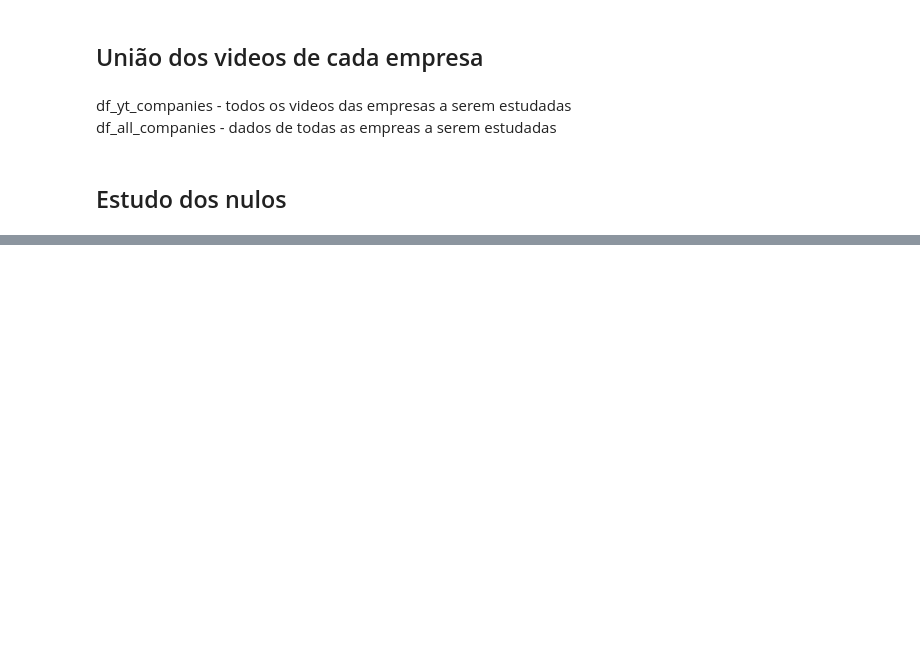
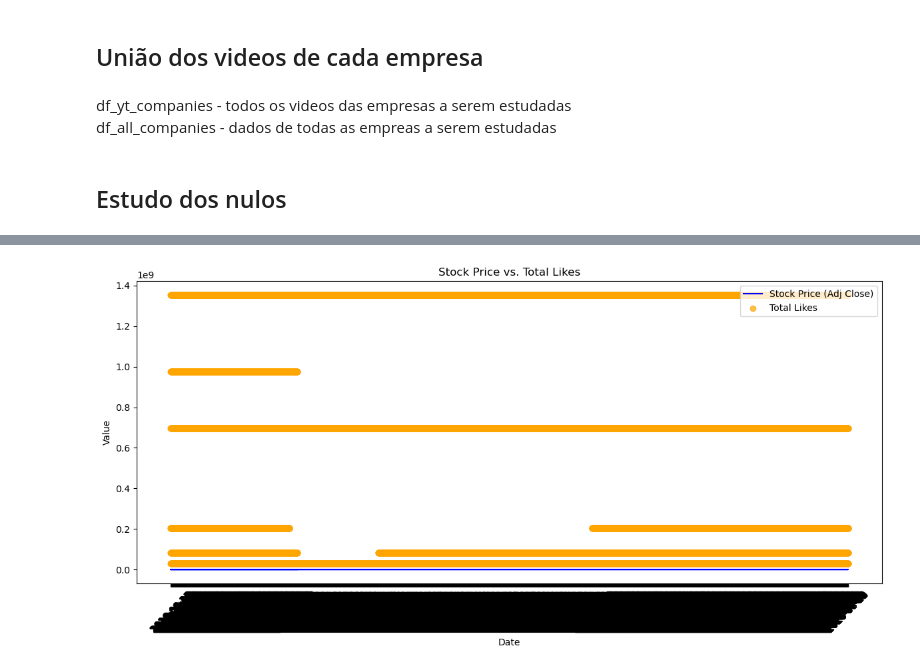
Before and after one commit to David-M-M-Isaac/BD_Project, a Jupyter notebook: scripts/tratamento_dados_spark.ipynb, the cells around one changed output, grey strips where cells are left out. Saved outputs shown, nothing was run; the diff lists cells and outputs as text; code cells hidden in the pictures; blank space fills up the shorter version.

```diff
--- a/scripts/tratamento_dados_spark.ipynb
+++ b/scripts/tratamento_dados_spark.ipynb
@@ -82,4 +94,20 @@ df_all_companies = dict_companies['companies'][0]['dataframe'].union(dict_compan
 # %% [markdown]
 ## União dos df de cada pais num só
-# %%
-df_yt = df_us.union(df_br).union(df_ca).union(df_de).union(df_fr).union(df_gb).union(df_in).union(df_jp).union(df_kr).union(df_mx).union(df_ru)
+# %%
+from functools import reduce
+
+# Extract all DataFrames from the yt dictionary
+all_dfs = [
+    df
+    for company, country_data in yt.items()
+    for country, dfs in country_data.items()
+    for df in dfs
+]
+
+# Union all DataFrames using reduce
+if all_dfs:
+    df_yt = reduce(lambda df1, df2: df1.union(df2), all_dfs)
+else:
+    df_yt = None  # Handle case where there are no DataFrames
+
+# Result: `df_yt` is the union of all DataFrames
@@ -214,0 +205,33 @@ df_yt_companies.na
+# %%
+import matplotlib.pyplot as plt
+from pyspark.sql.functions import col, sum as spark_sum
+
+# Aggregate video engagement metrics
+df_yt_agg = df_yt.groupBy("company").agg(
+    spark_sum("likes").alias("total_likes"),
+    spark_sum("view_count").alias("total_views")
+)
+
+# Join aggregated engagement metrics with stock data
+df_combined = df_companies.join(
+    df_yt_agg,
+    df_companies["company_name"] == df_yt_agg["company"],
+    how="inner"
+).select("Date", "Adj Close", "company_name", "total_likes", "total_views")
+
+# Collect data for plotting
+plot_data = df_combined.toPandas()
+
+# Plot Stock Price vs. Total Likes
+plt.figure(figsize=(12, 6))
+plt.plot(plot_data["Date"], plot_data["Adj Close"], label="Stock Price (Adj Close)", color="blue")
+plt.scatter(plot_data["Date"], plot_data["total_likes"], label="Total Likes", color="orange", alpha=0.7)
+plt.title("Stock Price vs. Total Likes")
+plt.xlabel("Date")
+plt.ylabel("Value")
+plt.legend()
+plt.xticks(rotation=45)
+plt.tight_layout()
+plt.show()
+# %% [output]
+[figure, added]
```
Also changed, not shown: parts of 29 cells of this notebook, 5 other files.
